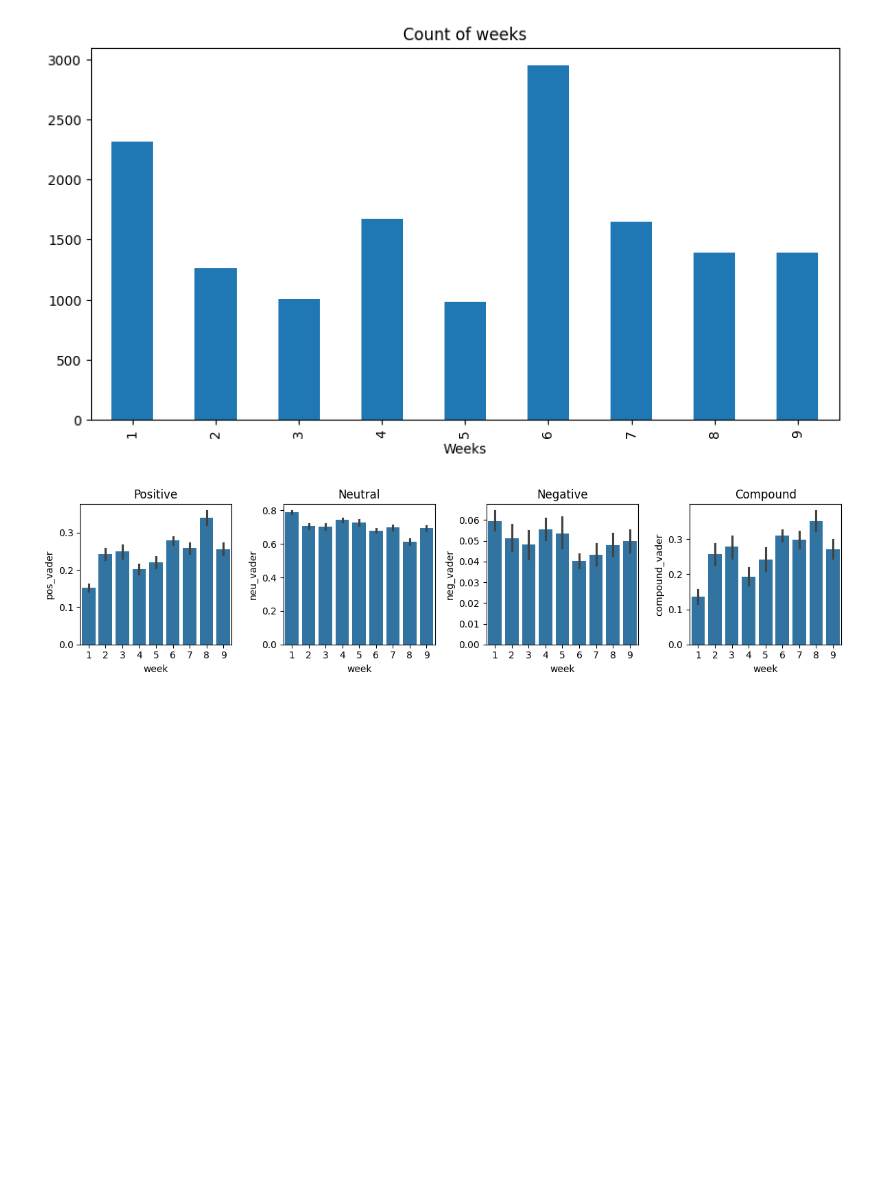
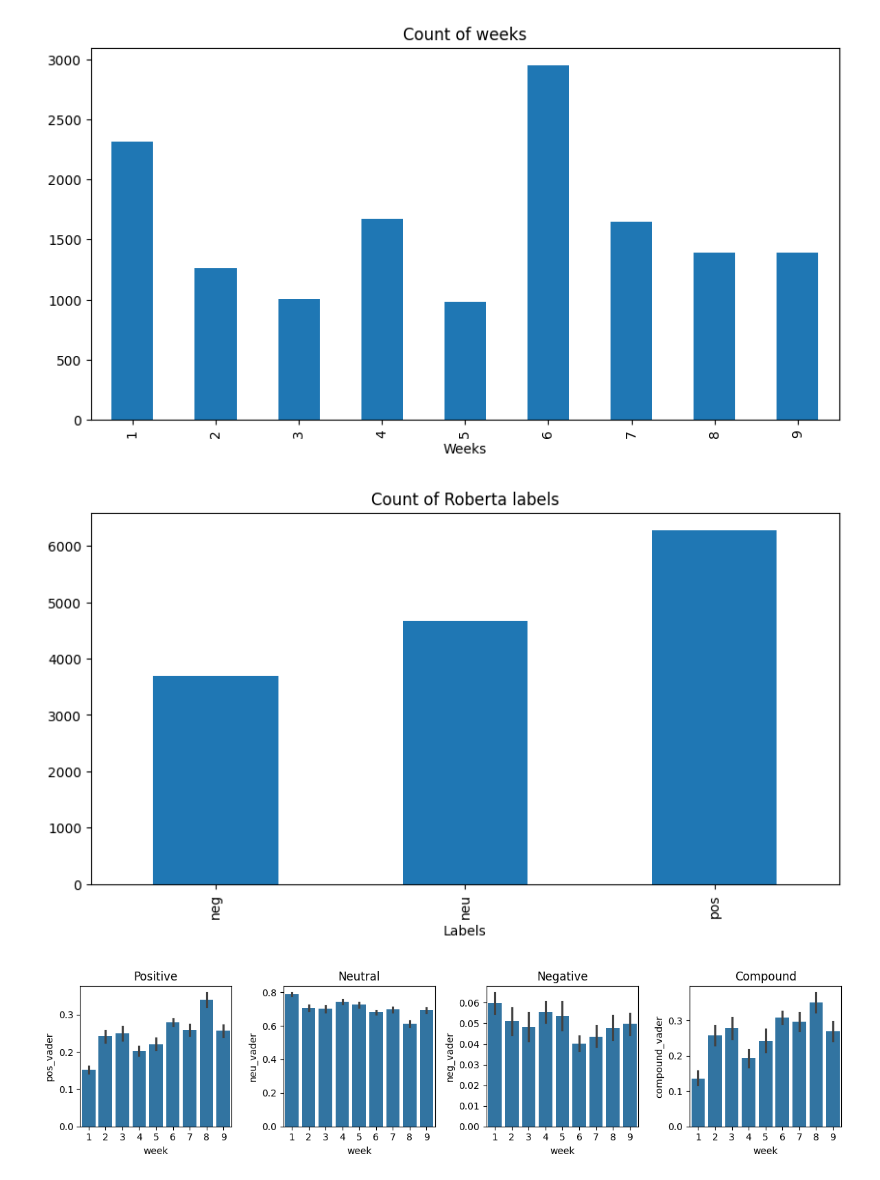
Before and after one commit to idadencker/STANDBY, a Jupyter notebook: Scripts/analysis_standby.ipynb, the cells around one changed output. Cells and saved outputs as stored; diff of their text form; code cells hidden in the pictures; blank space fills up the shorter version.

```diff
--- a/Scripts/analysis_standby.ipynb
+++ b/Scripts/analysis_standby.ipynb
@@ -738,6 +781,17 @@ ax.set_xlabel('Weeks')
 plt.show()
 # %% [output]
 [figure]
+# %%
+#simple count plotting of weeks
+
+ax = data_w_sentiment['roberta_label'].value_counts().sort_index() \
+    .plot(kind= 'bar',
+    title= 'Count of Roberta labels',
+    figsize= (10,5))
+ax.set_xlabel('Labels')
+plt.show()
+# %% [output]
+[figure, added]
 # %%
 #the multivader scores by week
 
```
Also changed, not shown: parts of 12 cells of this notebook, 8 other files.
